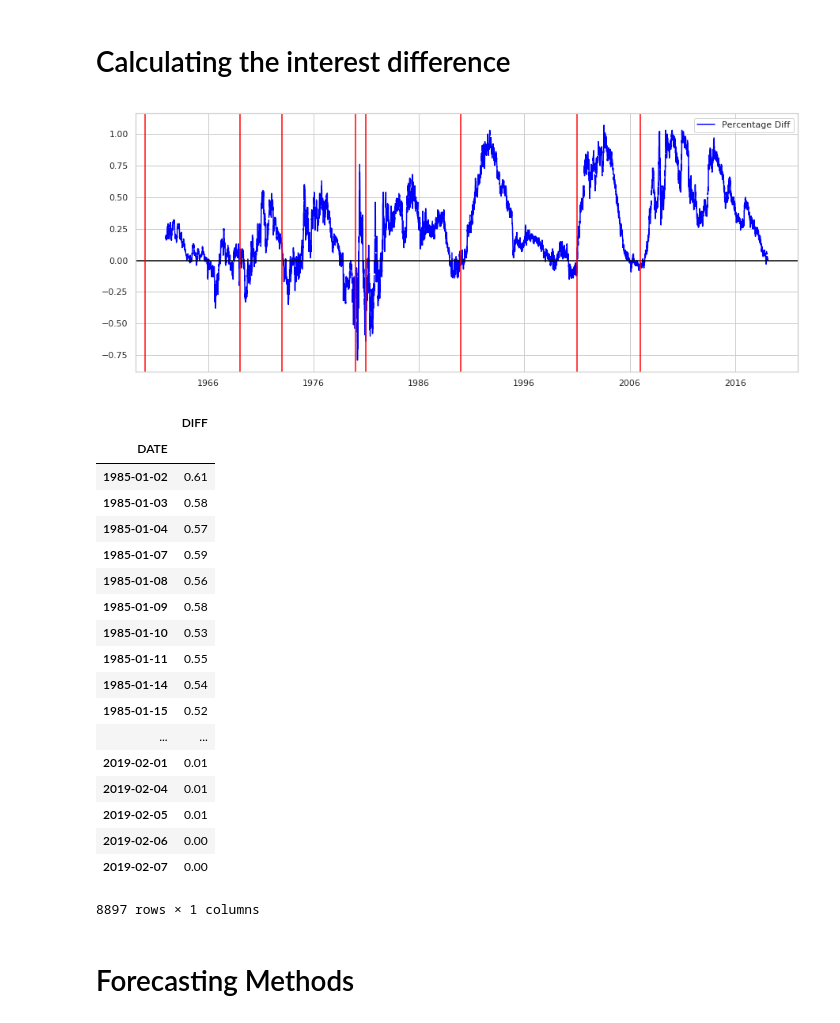
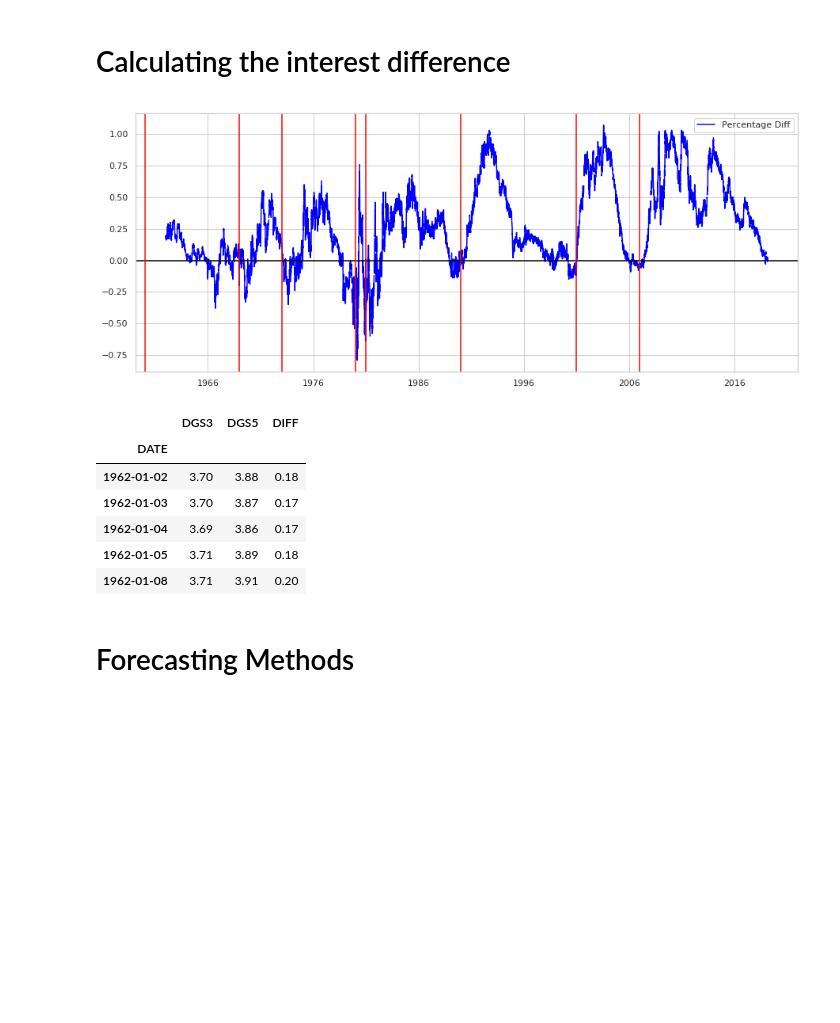
Before and after one commit to guyandtheworld/recession, a Jupyter notebook: model/Bond Analysis.ipynb, the cells around one changed output. Cells and saved outputs as stored; diff of their text form; code cells hidden in the pictures; blank space fills up the shorter version.

Commit message:
Clean project and do daily data updation

```diff
--- a/model/Bond Analysis.ipynb
+++ b/model/Bond Analysis.ipynb
@@ -6,8 +6,8 @@ import seaborn as sns
 # %% [markdown]
 ## Loading and Visualizing the Data.
 # %%
-year_3_df = pd.read_csv('DGS3.csv', date_parser=['DATE'])
-year_5_df = pd.read_csv('DGS5.csv', date_parser=['DATE'])
+year_3_df = pd.read_csv('../data/DGS3.csv', date_parser=['DATE'])
+year_5_df = pd.read_csv('../data/DGS5.csv', date_parser=['DATE'])
 
 df = pd.merge(year_3_df, year_5_df)
 # %%
@@ -50,5 +50,15 @@ years = [1960, 1969, 1973, 1980, 1981, 1990, 2001, 2007]
 for year in years:
     plt.axvline(dt.datetime(year, 1, 1), color='red')
 # %% [output]
-[figure, old version]
+[figure, new version]
+# %%
+df.head()
+# %% [output]
+|  | DGS3 | DGS5 | DIFF |
+| DATE |  |  |  |
+| 1962-01-02 | 3.70 | 3.88 | 0.18 |
+| 1962-01-03 | 3.70 | 3.87 | 0.17 |
+| 1962-01-04 | 3.69 | 3.86 | 0.17 |
+| 1962-01-05 | 3.71 | 3.89 | 0.18 |
+| 1962-01-08 | 3.71 | 3.91 | 0.20 |
 # %%
@@ -56,25 +66,3 @@ pd.DataFrame(df['DIFF']).to_csv('diff_df.csv')
-# %%
-pd.read_csv('diff_df.csv').set_index('DATE')
-# %% [output]
-|  | DIFF |
-| DATE |  |
-| 1985-01-02 | 0.61 |
-| 1985-01-03 | 0.58 |
-| 1985-01-04 | 0.57 |
-| 1985-01-07 | 0.59 |
-| 1985-01-08 | 0.56 |
-| 1985-01-09 | 0.58 |
-| 1985-01-10 | 0.53 |
-| 1985-01-11 | 0.55 |
-| 1985-01-14 | 0.54 |
-| 1985-01-15 | 0.52 |
-| ... | ... |
-| 2019-02-01 | 0.01 |
-| 2019-02-04 | 0.01 |
-| 2019-02-05 | 0.01 |
-| 2019-02-06 | 0.00 |
-| 2019-02-07 | 0.00 |
-8897 rows × 1 columns
 # %% [markdown]
 # Forecasting Methods
 # %%
```
Also changed, not shown: parts of 1 cell of this notebook, 11 other files.
